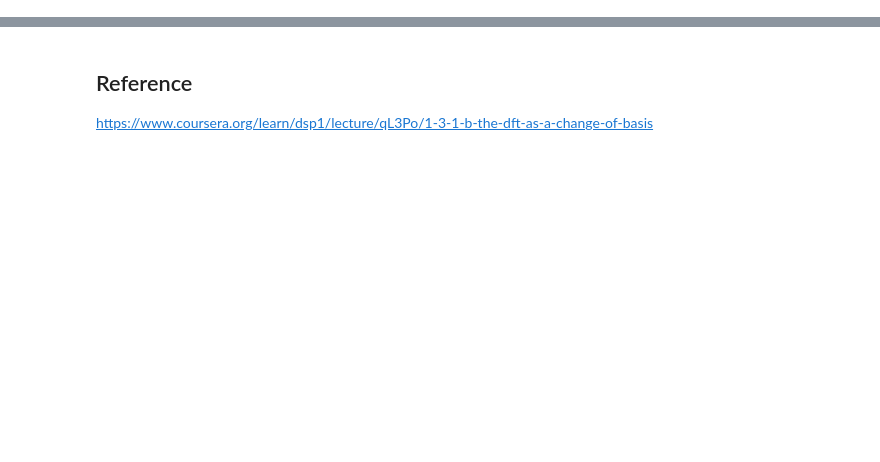
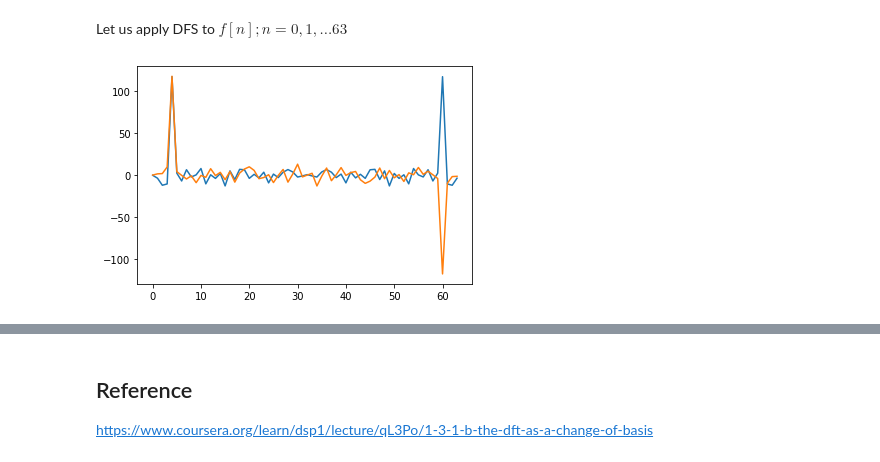
Before and after one commit to Intelligence-Engineering-LAB-KU/Seminar, a Jupyter notebook: summer_2020/Fourier analysis Part2.ipynb, the cells around one changed output, grey strips where cells are left out. Saved outputs shown, nothing was run; the diff lists cells and outputs as text; code cells hidden in the pictures; blank space fills up the shorter version.

```diff
--- a/summer_2020/Fourier analysis Part2.ipynb
+++ b/summer_2020/Fourier analysis Part2.ipynb
@@ -38,0 +37,16 @@ For example, if N=64 then $w_{5}[n]; n=0,1,...,N-1$ whould be $w_{5}[n]=e^{j \fr
+# %% [markdown]
+Let us apply DFS to $f[n]; n=0,1,...63$
+# %%
+def dft(xn, noise_cancle=True):
+    def w_kn(n, N, k):
+        return np.exp(1j*2*np.pi*n*k/N)
+    N = len(xn)
+    basis = [np.array([w_kn(n, N, k) for n in range(N)]) for k in range(N)]
+    xkn = np.array([np.dot(w_k.conj().T, xn) for w_k in basis])
+    return xkn
+
+xkn = dft(fn)
+
+plot_complex_signal(xkn)
+# %% [output]
+[figure, added]
```
Also changed, not shown: parts of 19 cells of this notebook.
